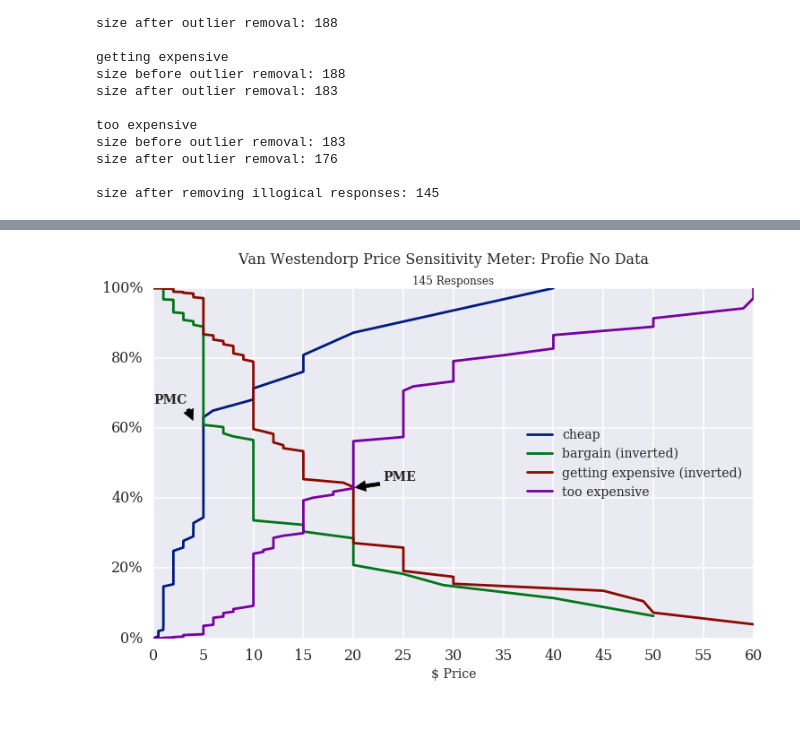
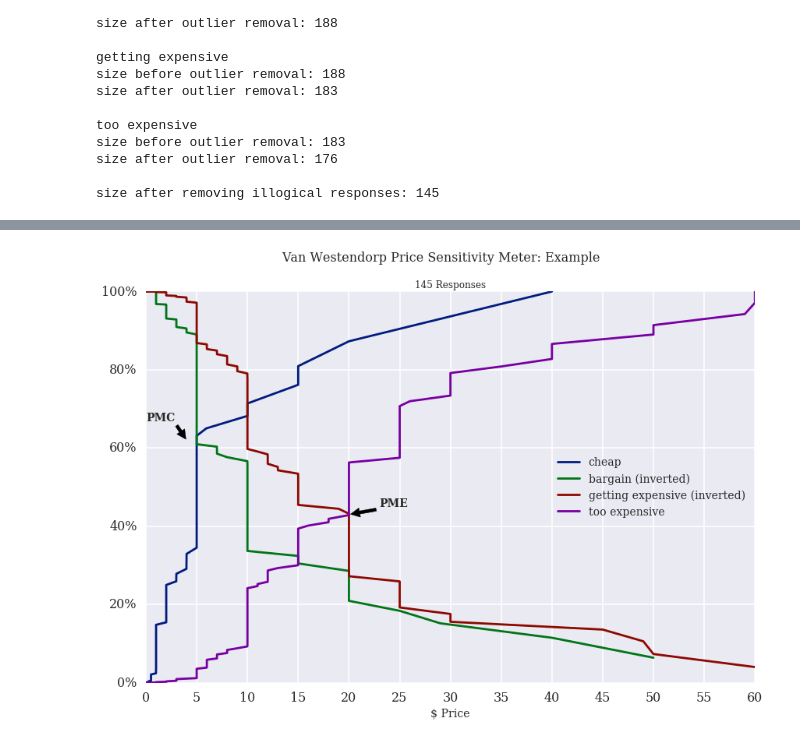
Before and after one commit to cgerson/van-westendorp-chart, a Jupyter notebook: notebooks/example_plot.ipynb, the cells around one changed output, grey strips where cells are left out. Cells and saved outputs as stored; diff of their text form; code cells hidden in the pictures; blank space fills up the shorter version.

```diff
--- a/notebooks/example_plot.ipynb
+++ b/notebooks/example_plot.ipynb
@@ -50,10 +50,10 @@ obj.plot(intersection="opp", title = "Example", chart_path= "../charts/example_c
 # %%
 # plot Range of Acceptable Prices
 # optional: annotate chart by setting "annotate" to true and populating PMC_coords and PME_coords
 # optional: save chart png by specifying a "chart_path"
 
-obj.plot(intersection="range", title = "Profie No Data", chart_path=False,
+obj.plot(intersection="range", title = "Example", chart_path=False,
          annotate=True,
          PMC_coords=(4,62), PME_coords=(20,43))
 # %% [output]
-[figure, old version]
+[figure, new version]
```
Also changed, not shown: parts of 1 cell of this notebook, 2 other files.
